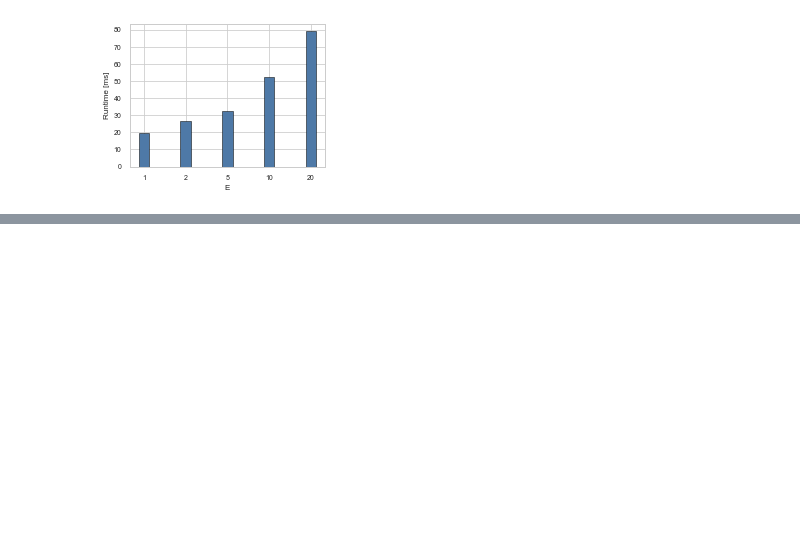
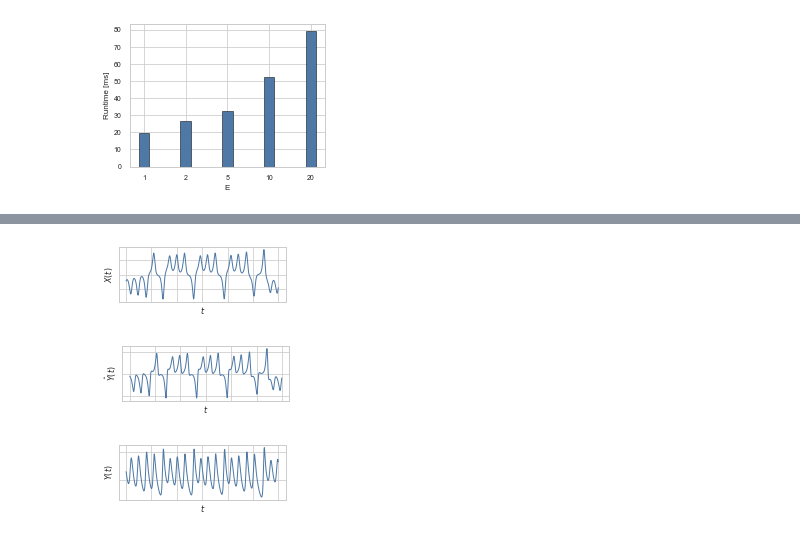
Before and after one commit to keichi/kEDM-paper, a Jupyter notebook: data/plot.ipynb, the cells around one changed output, grey strips where cells are left out. Saved outputs shown, nothing was run; the diff lists cells and outputs as text; code cells hidden in the pictures; blank space fills up the shorter version.

```diff
--- a/data/plot.ipynb
+++ b/data/plot.ipynb
@@ -146,0 +178,37 @@ fig.savefig("../figs/runtime_lookup_v100.pdf", bbox_inches="tight", pad_inches=0
+# %%
+fig = plt.figure(figsize=(3, 1))
+ax = fig.gca()
+ax.plot(t[t.shape[0]//2:], xyz[t.shape[0]//2:, 0], linewidth=1)
+ax.set_xlabel(r"$t$", labelpad=-5)
+ax.set_ylabel(r"$X(t)$", labelpad=-5)
+ax.xaxis.set_ticklabels([])
+ax.yaxis.set_ticklabels([])
+
+plt.show()
+fig.savefig("../figs/lorenz_x.pdf", bbox_inches="tight", pad_inches=0)
+
+fig = plt.figure(figsize=(3, 1))
+ax = fig.gca()
+ax.plot(t[t.shape[0]//2:], xyz[t.shape[0]//2:, 1], linewidth=1)
+ax.set_xlabel(r"$t$", labelpad=-5)
+ax.set_ylabel(r"$\hat{Y}(t)$", labelpad=-5)
+ax.xaxis.set_ticklabels([])
+ax.yaxis.set_ticklabels([])
+
+plt.show()
+fig.savefig("../figs/lorenz_y.pdf", bbox_inches="tight", pad_inches=0)
+
+fig = plt.figure(figsize=(3, 1))
+ax = fig.gca()
+ax.plot(t[t.shape[0]//2:], xyz[t.shape[0]//2:, 2], linewidth=1)
+ax.set_xlabel(r"$t$", labelpad=-5)
+ax.set_ylabel(r"$Y(t)$", labelpad=-5)
+ax.xaxis.set_ticklabels([])
+ax.yaxis.set_ticklabels([])
+
+plt.show()
+fig.savefig("../figs/lorenz_z.pdf", bbox_inches="tight", pad_inches=0)
+# %% [output]
+[figure, added]
+[figure, added]
+[figure, added]
```
Also changed, not shown: parts of 5 cells of this notebook, 11 other files.
